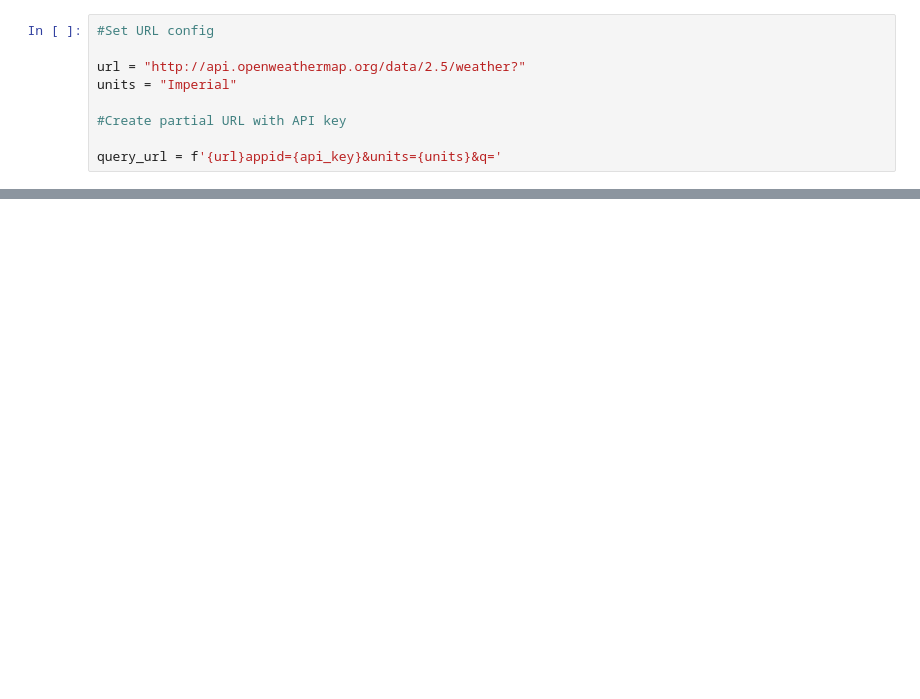
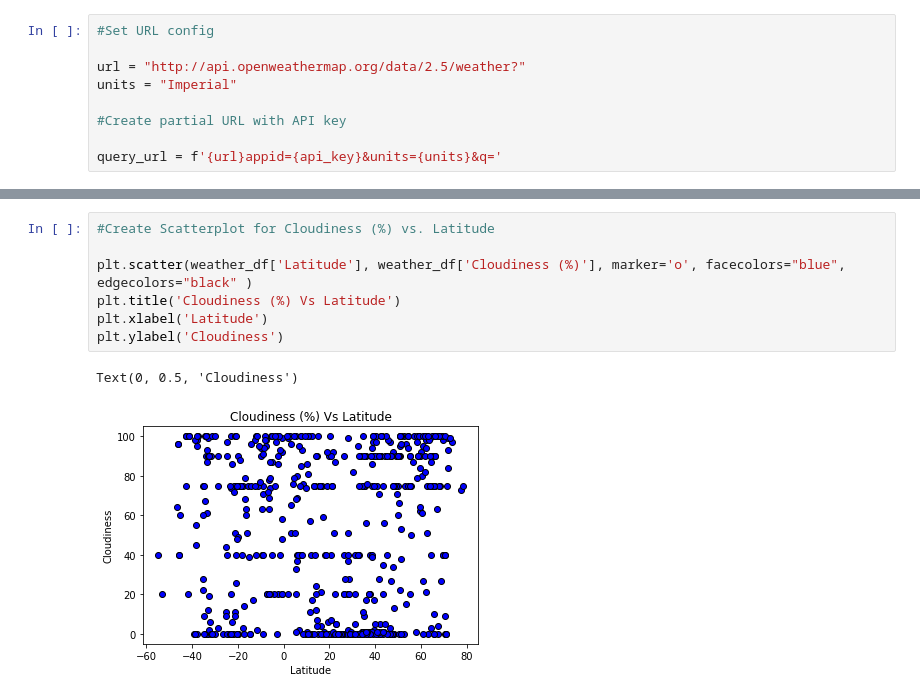
Before and after one commit to sarahheavner/python-api-challenge, a Jupyter notebook: WeatherPy/WeatherPy.ipynb, the cells around one changed output, grey strips where cells are left out. Cells and saved outputs as stored; diff of their text form; blank space fills up the shorter version.

```diff
--- a/WeatherPy/WeatherPy.ipynb
+++ b/WeatherPy/WeatherPy.ipynb
@@ -146,0 +154,10 @@ weather_df
+# %%
+#Create Scatterplot for Cloudiness (%) vs. Latitude
+
+plt.scatter(weather_df['Latitude'], weather_df['Cloudiness (%)'], marker='o', facecolors="blue", edgecolors="black" )
+plt.title('Cloudiness (%) Vs Latitude')
+plt.xlabel('Latitude')
+plt.ylabel('Cloudiness')
+# %% [output]
+Text(0, 0.5, 'Cloudiness')
+[figure, added]
```
Also changed, not shown: parts of 15 cells of this notebook.
